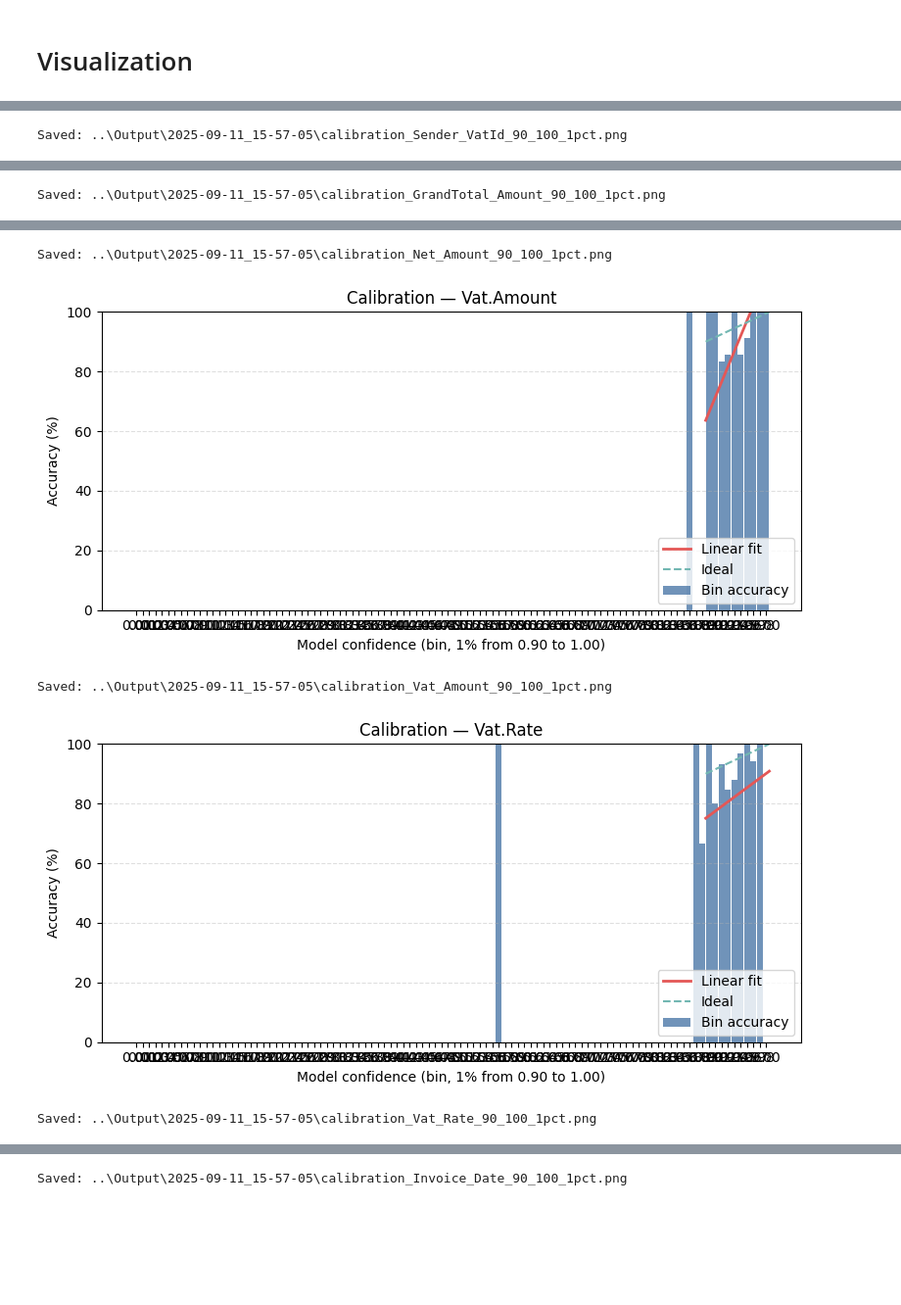
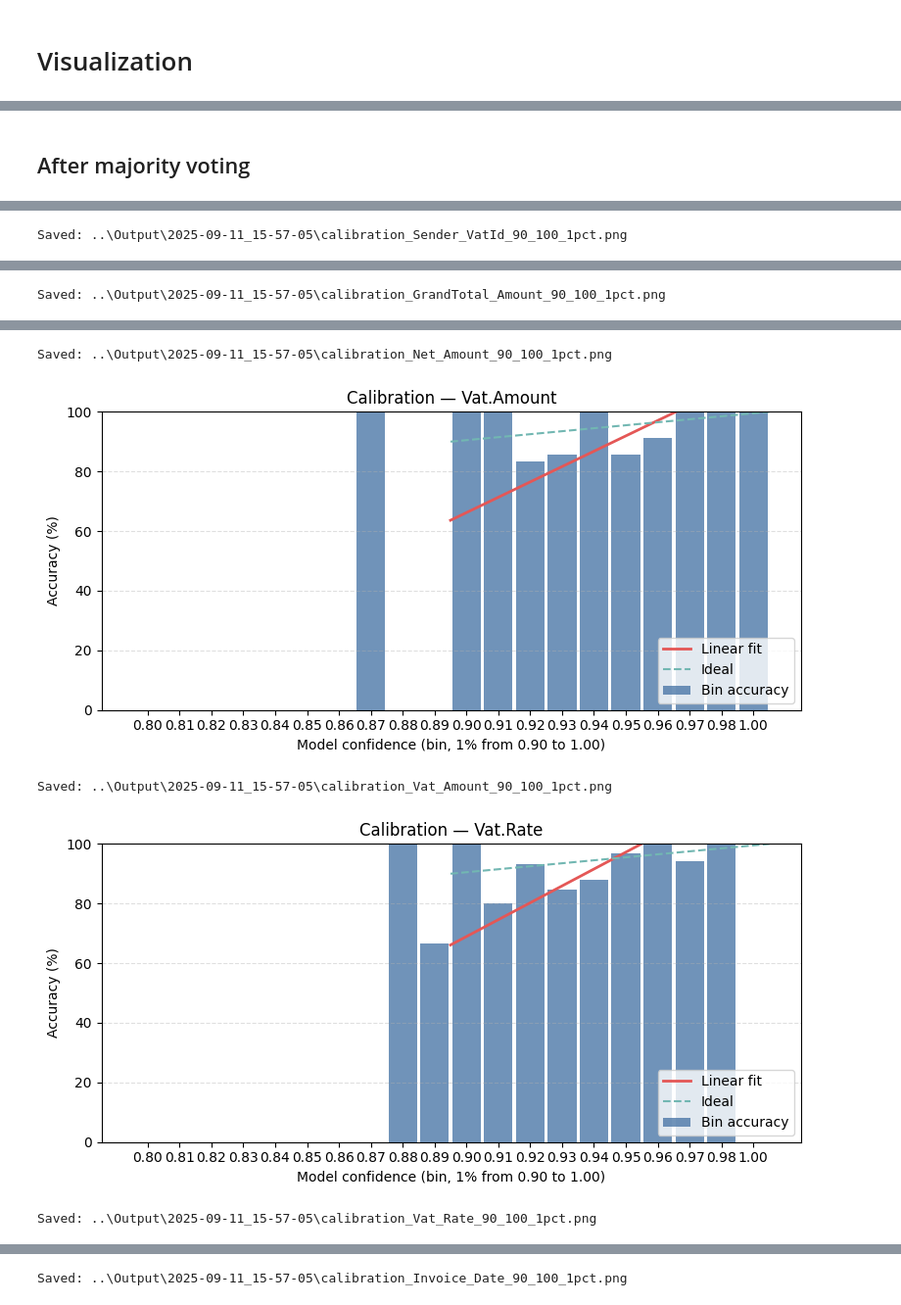
Before and after one commit to blumatix/bludelta-confidence-scores, a Jupyter notebook: Code/LLM-as-a-judge.ipynb, the cells around one changed output, grey strips where cells are left out. Shown: that part at 98% size. Saved outputs shown, nothing was run; the diff lists cells and outputs as text; code cells hidden in the pictures; blank space fills up the shorter version.

Commit message:
Remove supervised ground truths and rescale Plots

```diff
--- a/Code/LLM-as-a-judge.ipynb
+++ b/Code/LLM-as-a-judge.ipynb
@@ -630,3 +749,5 @@ results = await run_invoices_in_folder("../Documents/", n_paths=10, max_files=No
+# %% [markdown]
+## After majority voting
 # %%
 import json
 import math
@@ -636,14 +757,13 @@ from collections import defaultdict
 import numpy as np
 import matplotlib.pyplot as plt
 
-FOLDER_TO_VISUALIZE = "2025-09-11_15-57-05"
 
 def _bin_index(c: float) -> int | None:
     if c is None:
         return None
     c = max(0.0, min(1.0, float(c)))
     idx = min(99, int(math.floor(c * 100)))  # 1.00 → 99
-    return idx if idx >= 80 else None
+    return idx if idx >= 90 else None
 
 def plot_calibration_for_run(run_dir: str | Path):
     run_dir = Path(run_dir)
@@ -684,7 +804,7 @@ def plot_calibration_for_run(run_dir: str | Path):
             stats[field][b]["correct"] += 1 if is_match else 0
 
     for field, bin_counts in stats.items():
-        bins = list(range(80, 100))  # 0.90..0.99 (last bin includes 1.00)
+        bins = list(range(90, 100))  # 0.90..0.99 (last bin includes 1.00)
         x_pos = np.array([(b + 0.5) / 100.0 for b in bins])  # numeric centers
         labels = [f"{b/100:.2f}" for b in bins]
         labels[-1] = "1.00"
@@ -739,5 +859,5 @@ Saved: ..\Output\2025-09-11_15-57-05\calibration_GrandTotal_Amount_90_100_1pct.p
 Saved: ..\Output\2025-09-11_15-57-05\calibration_Net_Amount_90_100_1pct.png
-[figure, old version]
+[figure, new version]
 Saved: ..\Output\2025-09-11_15-57-05\calibration_Vat_Amount_90_100_1pct.png
-[figure, old version]
+[figure, new version]
 Saved: ..\Output\2025-09-11_15-57-05\calibration_Vat_Rate_90_100_1pct.png
```
Also changed, not shown: parts of 4 cells of this notebook, 3 other files.
